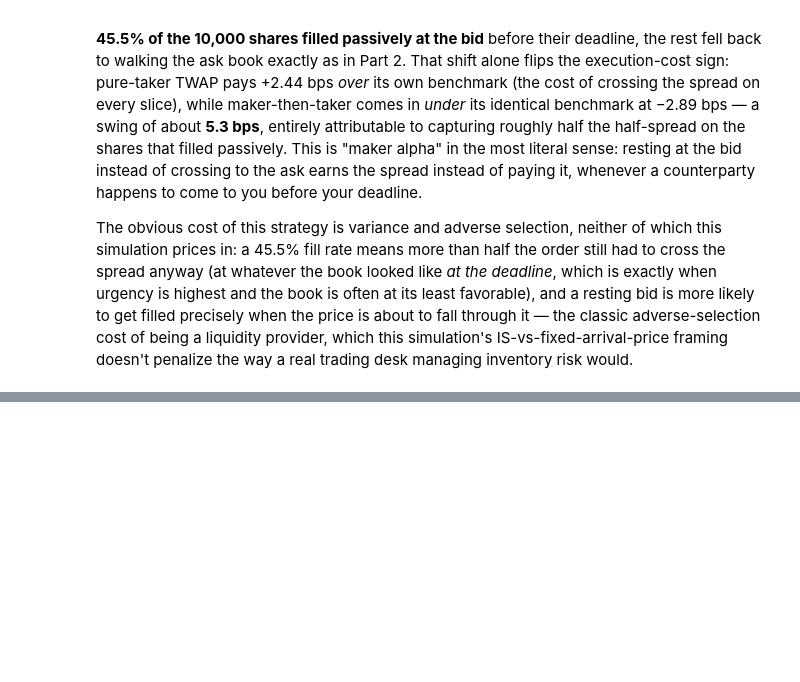
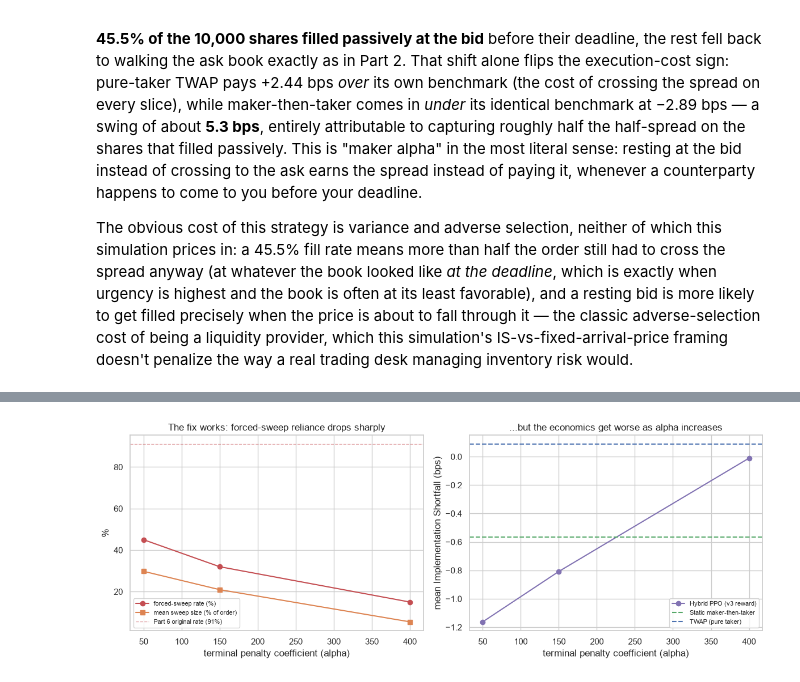
Before and after one commit to yeonjaej/LOB, a Jupyter notebook: data/LOBdata_EDA.ipynb, the cells around one changed output, grey strips where cells are left out. Cells and saved outputs as stored; diff of their text form; code cells hidden in the pictures; blank space fills up the shorter version.

```diff
--- a/data/LOBdata_EDA.ipynb
+++ b/data/LOBdata_EDA.ipynb
@@ -1967,0 +2930,24 @@ would.
+# %%
+fig, axes = plt.subplots(1, 2, figsize=(12, 4.5))
+
+alphas = alpha_sweep_df.index.values
+axes[0].plot(alphas, alpha_sweep_df["forced_sweep_rate"] * 100, marker="o", color="#C44E52", label="forced-sweep rate (%)")
+axes[0].plot(alphas, alpha_sweep_df["forced_sweep_mean_frac"] * 100, marker="s", color="#DD8452", label="mean sweep size (% of order)")
+axes[0].axhline(91.0, color="#C44E52", linestyle="--", linewidth=1, alpha=0.5, label="Part 6 original rate (91%)")
+axes[0].set_xlabel("terminal penalty coefficient (alpha)")
+axes[0].set_ylabel("%")
+axes[0].set_title("The fix works: forced-sweep reliance drops sharply")
+axes[0].legend(fontsize=8)
+
+axes[1].plot(alphas, alpha_sweep_df["hybrid_mean_IS_bps"], marker="o", color="#8172B2", label="Hybrid PPO (v3 reward)")
+axes[1].axhline(maker_results_v2["IS_bps"].mean(), color="#55A868", linestyle="--", label="Static maker-then-taker")
+axes[1].axhline(twap_results_v2["IS_bps"].mean(), color="#4C72B0", linestyle="--", label="TWAP (pure taker)")
+axes[1].set_xlabel("terminal penalty coefficient (alpha)")
+axes[1].set_ylabel("mean Implementation Shortfall (bps)")
+axes[1].set_title("...but the economics get worse as alpha increases")
+axes[1].legend(fontsize=8)
+
+plt.tight_layout()
+plt.show()
+# %% [output]
+[figure, added]
```
Also changed, not shown: parts of 93 cells of this notebook.
